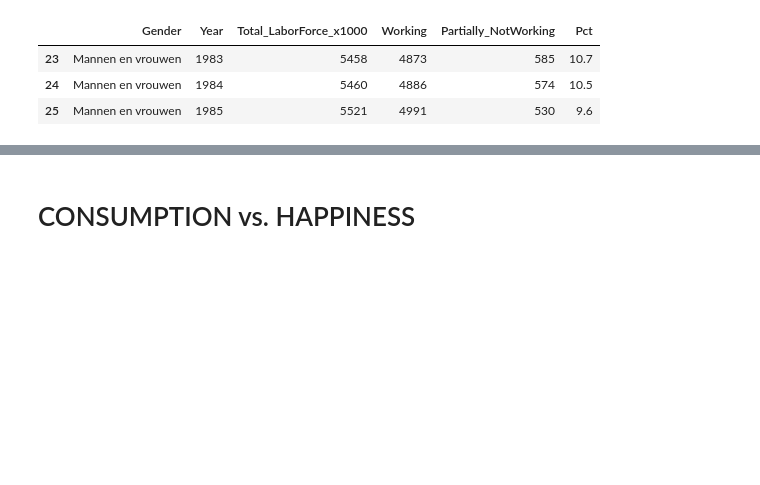
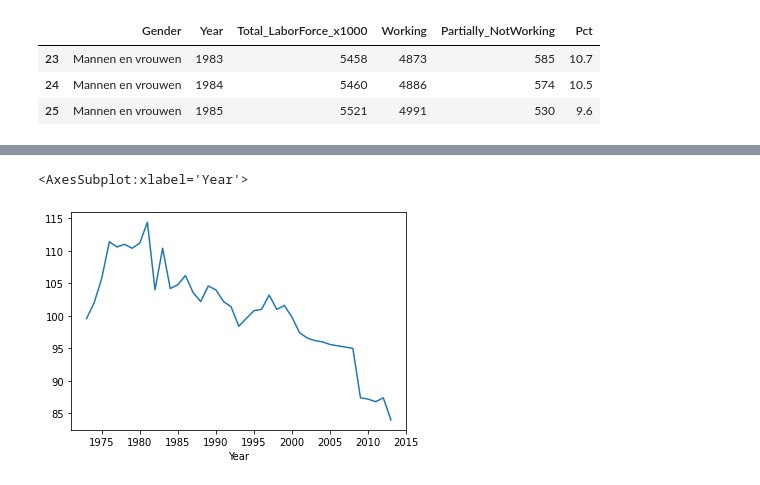
Before and after one commit to AjiacoVic/StoryTelling_project, a Jupyter notebook: BEER Exploring Data.ipynb, the cells around one changed output, grey strips where cells are left out. Saved outputs shown, nothing was run; the diff lists cells and outputs as text; code cells hidden in the pictures; blank space fills up the shorter version.

```diff
--- a/BEER Exploring Data.ipynb
+++ b/BEER Exploring Data.ipynb
@@ -368,3 +382,17 @@ monetary aspect of it has an influence, or could it also mean that
+# %%
+## PLOTTING
+
+'''For this dataset, I only have information since 1973
+So, et's rearrange our beer dataset in order to compare this
+'''
+beer73 = beer.loc[(beer['Year']>1972)]
+
+beer.set_index('Year')['L_Beer'].plot()
+# %%
+beer73.set_index('Year')['L_Beer'].plot()
+# %% [output]
+<AxesSubplot:xlabel='Year'>
+[figure, added]
 # %%
 
 
@@ -377,5 +405,3 @@ monetary aspect of it has an influence, or could it also mean that
 
 
 #taux de chomage
-# %% [markdown]
-# CONSUMPTION vs. HAPPINESS
```
Also changed, not shown: parts of 5 cells of this notebook.
